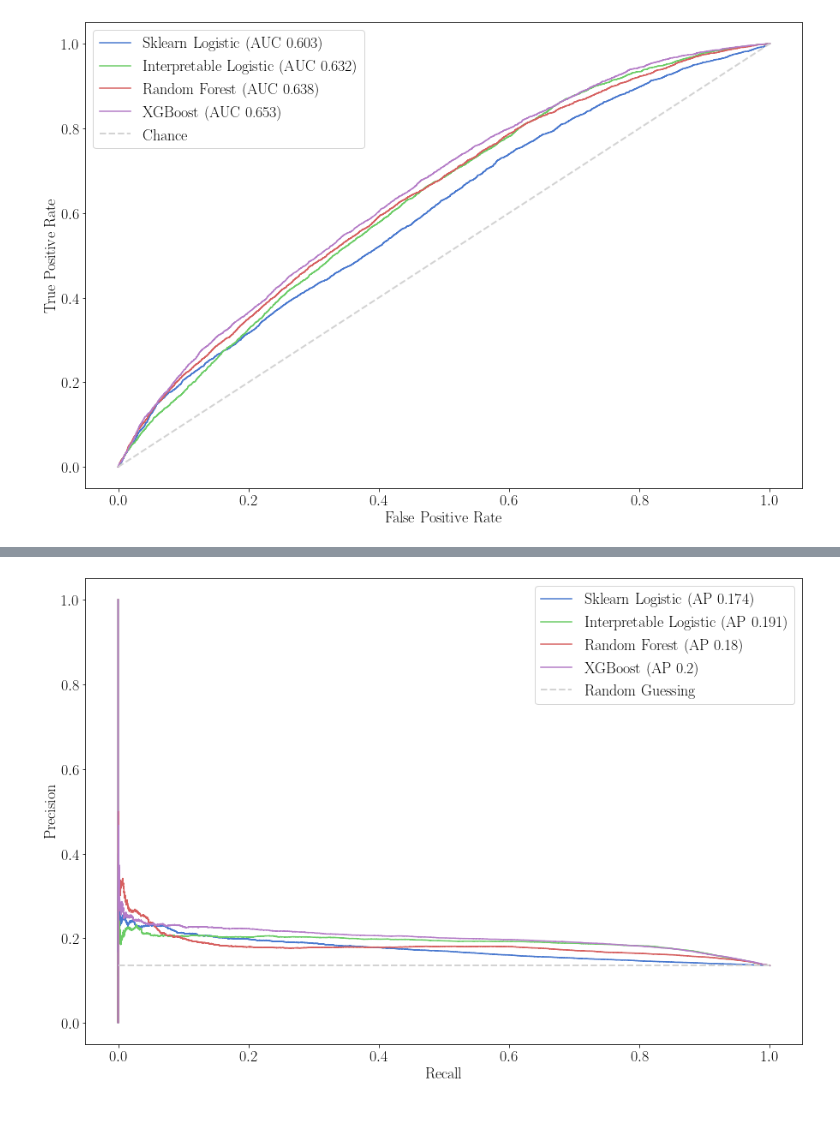
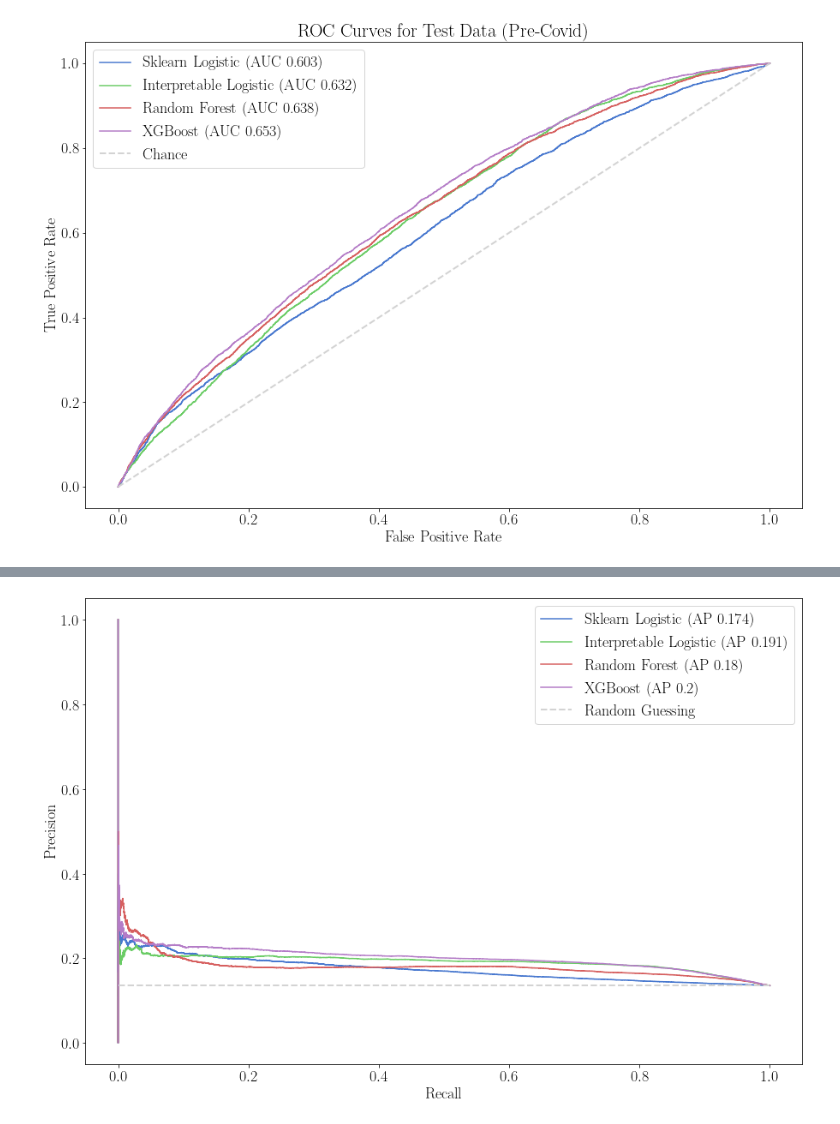
Before and after one commit to mjtv128/705-FinalProject, a Jupyter notebook: 30_predict_proba_results/roc_pr.ipynb, the cells around one changed output, grey strips where cells are left out. Drawn from its saved outputs; the diff is of its cells as text; code cells hidden in the pictures.

Commit message:
redoing graphs

```diff
--- a/30_predict_proba_results/roc_pr.ipynb
+++ b/30_predict_proba_results/roc_pr.ipynb
@@ -28,19 +28,22 @@ models = {
     "XGBoost": xg,
 }
 # %%
+plt.figure(facecolor='white')
+
 for label, model in models.items():
     auc = roc_auc_score(truth, model)
     fpr, tpr, _ = roc_curve(truth, model)
     auc = roc_auc_score(truth, model)
     plt.plot(fpr, tpr, label = label + f" (AUC {round(auc,3)})")
 plt.plot([0, 1], [0, 1], linestyle="--", lw=2, color="lightgray", label="Chance")
 plt.ylabel("True Positive Rate")
 plt.xlabel("False Positive Rate")
+plt.title("ROC Curves for Test Data (Pre-Covid)")
 plt.legend()
-# plt.savefig("../26_images/roc_auc.png", bbox_inches="tight", dpi=400)
+plt.savefig("../26_images/roc_auc.png", bbox_inches="tight", dpi=400)
 plt.show()
 # %% [output]
-[figure, old version]
+[figure, new version]
 # %%
 prop = len(truth[truth == 1]) / len(truth)
 for label, model in models.items():
```
Also changed, not shown: parts of 2 cells of this notebook, 5 other files.
